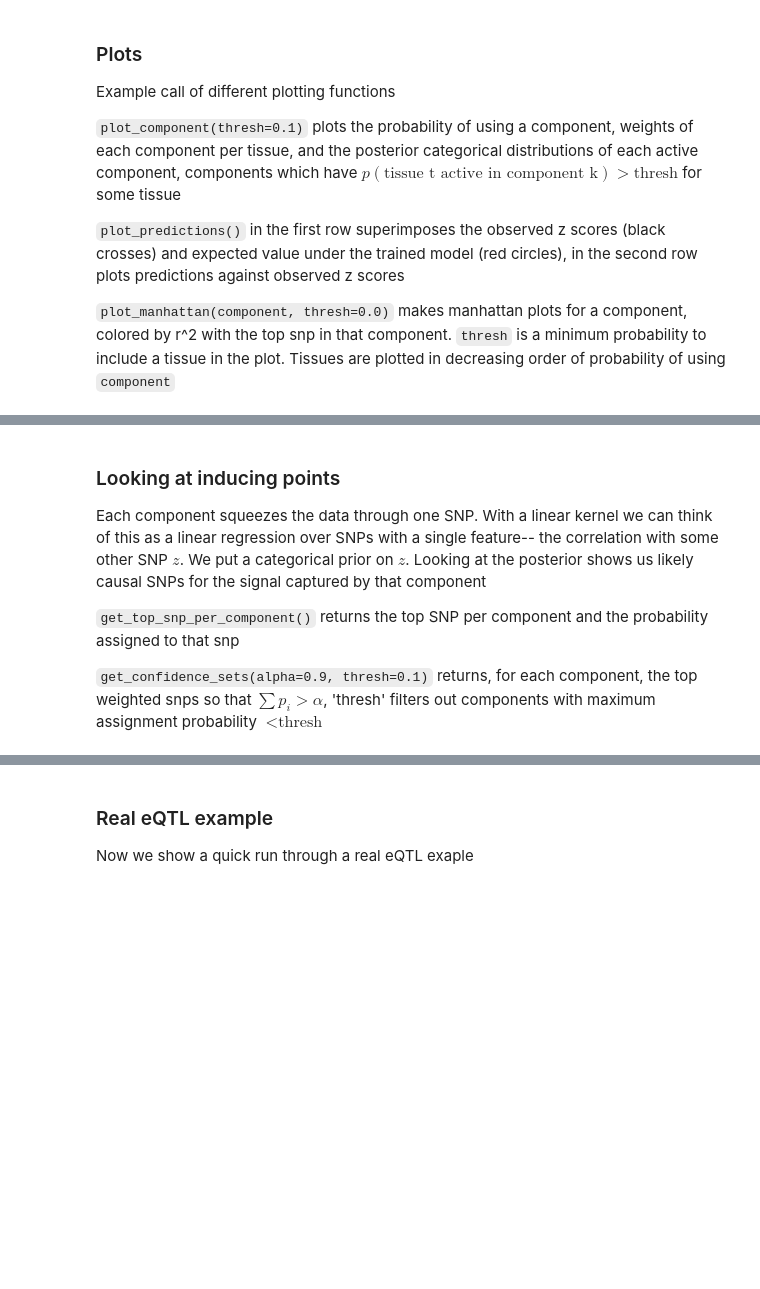
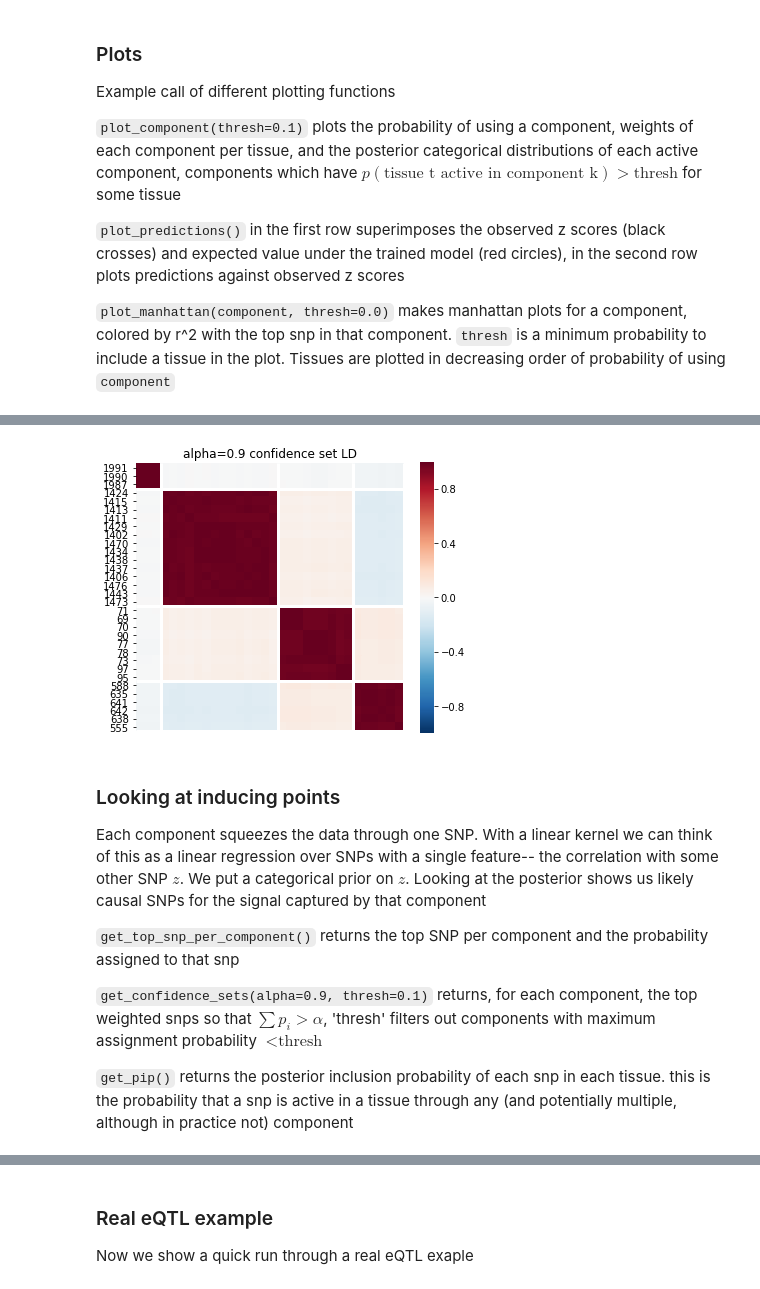
Before and after one commit to karltayeb/cafeh, a Jupyter notebook: coloc/example.ipynb, the cells around one changed output, grey strips where cells are left out. Cells and saved outputs as stored; diff of their text form; code cells hidden in the pictures; blank space fills up the shorter version.

```diff
--- a/coloc/example.ipynb
+++ b/coloc/example.ipynb
@@ -88,3 +107,7 @@ model.plot_manhattan(component=0, thresh=0.5)
+# %%
+model.plot_credible_sets_ld()
+# %% [output]
+[figure, added]
 # %% [markdown]
 ### Looking at inducing points
 
@@ -93,6 +116,8 @@ Each component squeezes the data through one SNP. With a linear kernel we can th
 `get_top_snp_per_component()` returns the top SNP per component and the probability assigned to that snp
 
 `get_confidence_sets(alpha=0.9, thresh=0.1)` returns, for each component, the top weighted snps so that $\sum p_i > \alpha$, 'thresh' filters out components with maximum assignment probability $ < \text{thresh}$
+
+`get_pip()` returns the posterior inclusion probability of each snp in each tissue. this is the probability that a snp is active in a tissue through any (and potentially multiple, although in practice not) component
 # %%
 np.set_printoptions(precision=3, suppress=True)
 top_snps, top_snp_probabilities = model.get_top_snp_per_component()
```
Also changed, not shown: parts of 35 cells of this notebook, 2 other files.
